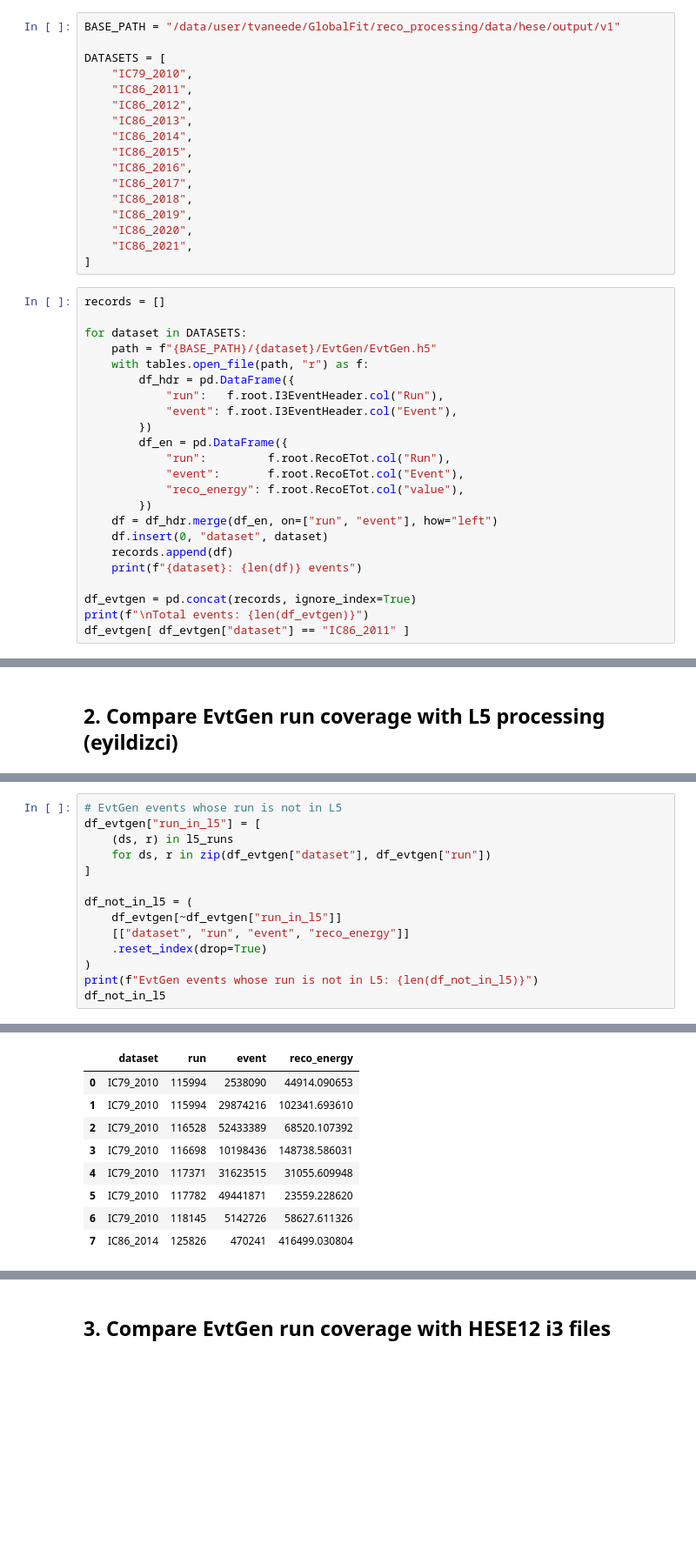
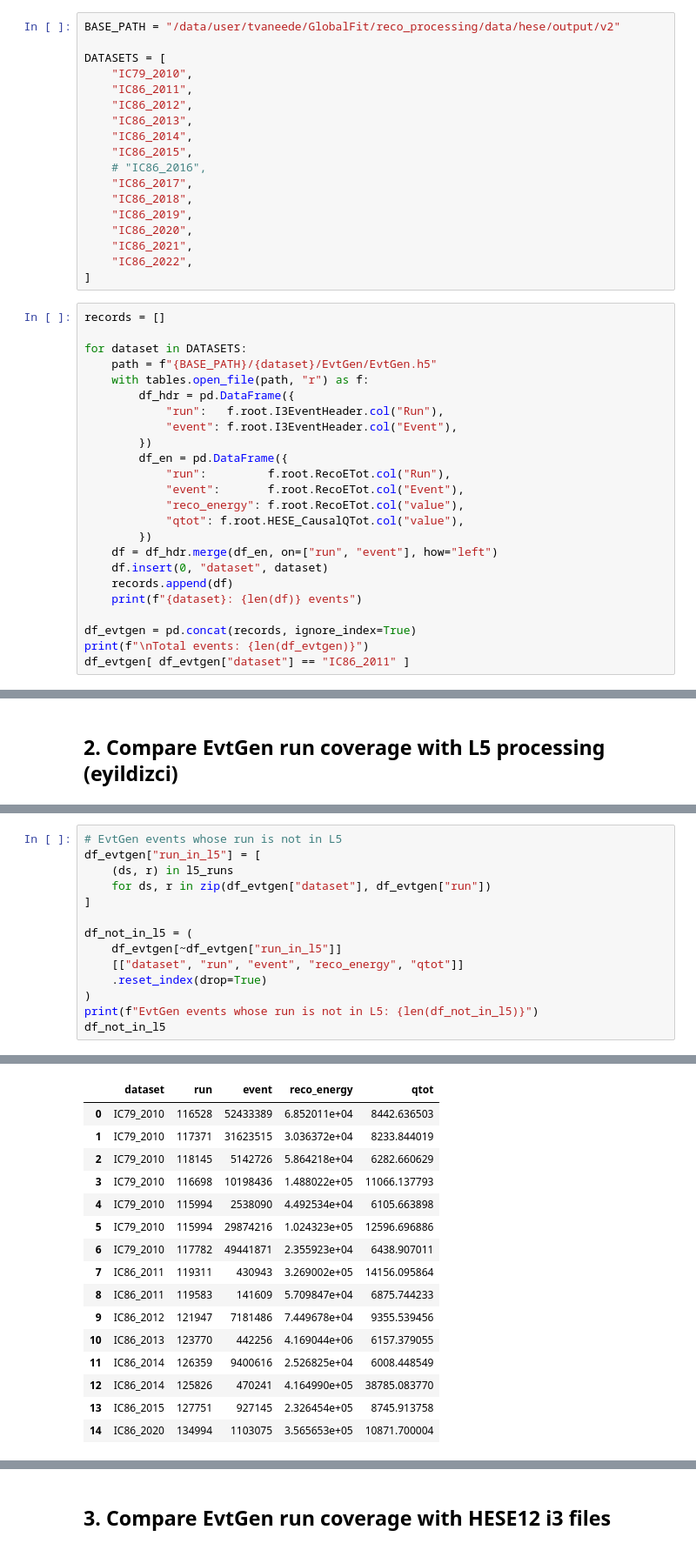
Before and after one commit to icecube/reco_processing, a Jupyter notebook: NNMFit/notebooks/unblind/step1_hese_flux/compare_hese_events.ipynb, the cells around one changed output, grey strips where cells are left out. Shown at 87% size. Saved outputs shown, nothing was run; the diff lists cells and outputs as text; blank space fills up the shorter version.

```diff
--- a/NNMFit/notebooks/unblind/step1_hese_flux/compare_hese_events.ipynb
+++ b/NNMFit/notebooks/unblind/step1_hese_flux/compare_hese_events.ipynb
@@ -17,7 +17,7 @@ from pathlib import Path
 # %% [markdown]
 ## 1. Collect events from per-year EvtGen files
 # %%
-BASE_PATH = "/data/user/tvaneede/GlobalFit/reco_processing/data/hese/output/v1"
+BASE_PATH = "/data/user/tvaneede/GlobalFit/reco_processing/data/hese/output/v2"
 
 DATASETS = [
     "IC79_2010",
@@ -26,12 +26,13 @@ DATASETS = [
     "IC86_2013",
     "IC86_2014",
     "IC86_2015",
-    "IC86_2016",
+    # "IC86_2016",
     "IC86_2017",
     "IC86_2018",
     "IC86_2019",
     "IC86_2020",
     "IC86_2021",
+    "IC86_2022",
 ]
 # %%
 records = []
@@ -47,6 +48,7 @@ for dataset in DATASETS:
             "run":         f.root.RecoETot.col("Run"),
             "event":       f.root.RecoETot.col("Event"),
             "reco_energy": f.root.RecoETot.col("value"),
+            "qtot": f.root.HESE_CausalQTot.col("value"),
         })
     df = df_hdr.merge(df_en, on=["run", "event"], how="left")
     df.insert(0, "dataset", dataset)
@@ -145,7 +151,7 @@ df_evtgen["run_in_l5"] = [
 
 df_not_in_l5 = (
     df_evtgen[~df_evtgen["run_in_l5"]]
-    [["dataset", "run", "event", "reco_energy"]]
+    [["dataset", "run", "event", "reco_energy", "qtot"]]
     .reset_index(drop=True)
 )
 print(f"EvtGen events whose run is not in L5: {len(df_not_in_l5)}")
@@ -155,12 +161,19 @@ EvtGen events whose run is not in L5: 8
-|  | dataset | run | event | reco_energy |
-| 0 | IC79_2010 | 115994 | 2538090 | 44914.090653 |
-| 1 | IC79_2010 | 115994 | 29874216 | 102341.693610 |
-| 2 | IC79_2010 | 116528 | 52433389 | 68520.107392 |
-| 3 | IC79_2010 | 116698 | 10198436 | 148738.586031 |
-| 4 | IC79_2010 | 117371 | 31623515 | 31055.609948 |
-| 5 | IC79_2010 | 117782 | 49441871 | 23559.228620 |
-| 6 | IC79_2010 | 118145 | 5142726 | 58627.611326 |
-| 7 | IC86_2014 | 125826 | 470241 | 416499.030804 |
+|  | dataset | run | event | reco_energy | qtot |
+| 0 | IC79_2010 | 116528 | 52433389 | 6.852011e+04 | 8442.636503 |
+| 1 | IC79_2010 | 117371 | 31623515 | 3.036372e+04 | 8233.844019 |
+| 2 | IC79_2010 | 118145 | 5142726 | 5.864218e+04 | 6282.660629 |
+| 3 | IC79_2010 | 116698 | 10198436 | 1.488022e+05 | 11066.137793 |
+| 4 | IC79_2010 | 115994 | 2538090 | 4.492534e+04 | 6105.663898 |
+| 5 | IC79_2010 | 115994 | 29874216 | 1.024323e+05 | 12596.696886 |
+| 6 | IC79_2010 | 117782 | 49441871 | 2.355923e+04 | 6438.907011 |
+| 7 | IC86_2011 | 119311 | 430943 | 3.269002e+05 | 14156.095864 |
+| 8 | IC86_2011 | 119583 | 141609 | 5.709847e+04 | 6875.744233 |
+| 9 | IC86_2012 | 121947 | 7181486 | 7.449678e+04 | 9355.539456 |
+| 10 | IC86_2013 | 123770 | 442256 | 4.169044e+06 | 6157.379055 |
+| 11 | IC86_2014 | 126359 | 9400616 | 2.526825e+04 | 6008.448549 |
+| 12 | IC86_2014 | 125826 | 470241 | 4.164990e+05 | 38785.083770 |
+| 13 | IC86_2015 | 127751 | 927145 | 2.326454e+05 | 8745.913758 |
+| 14 | IC86_2020 | 134994 | 1103075 | 3.565653e+05 | 10871.700004 |
 # %%
 # L5 runs not represented in EvtGen
 df_l5["in_evtgen"] = [(ds, r) in evtgen_runs for ds, r in zip(df_l5["dataset"], df_l5["run"])]
```
Also changed, not shown: parts of 12 cells of this notebook, 1 other file.
